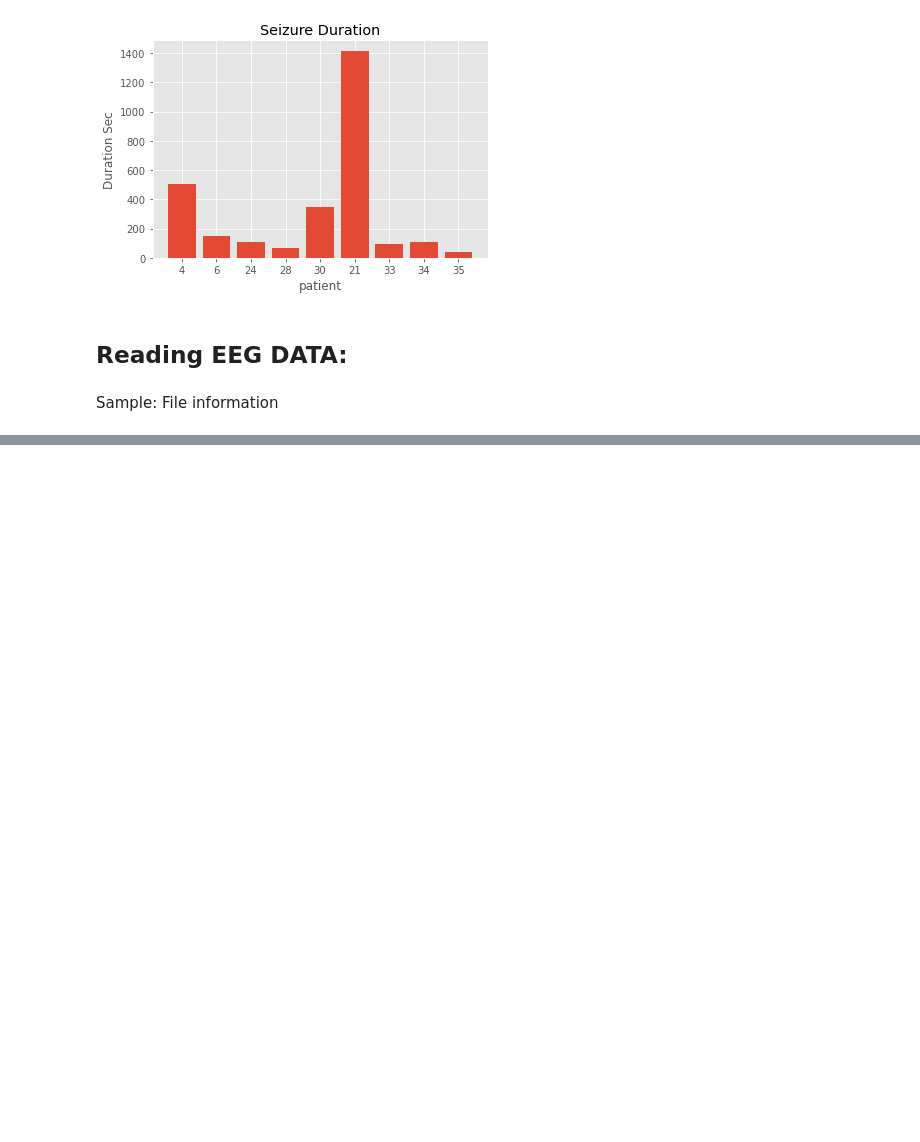
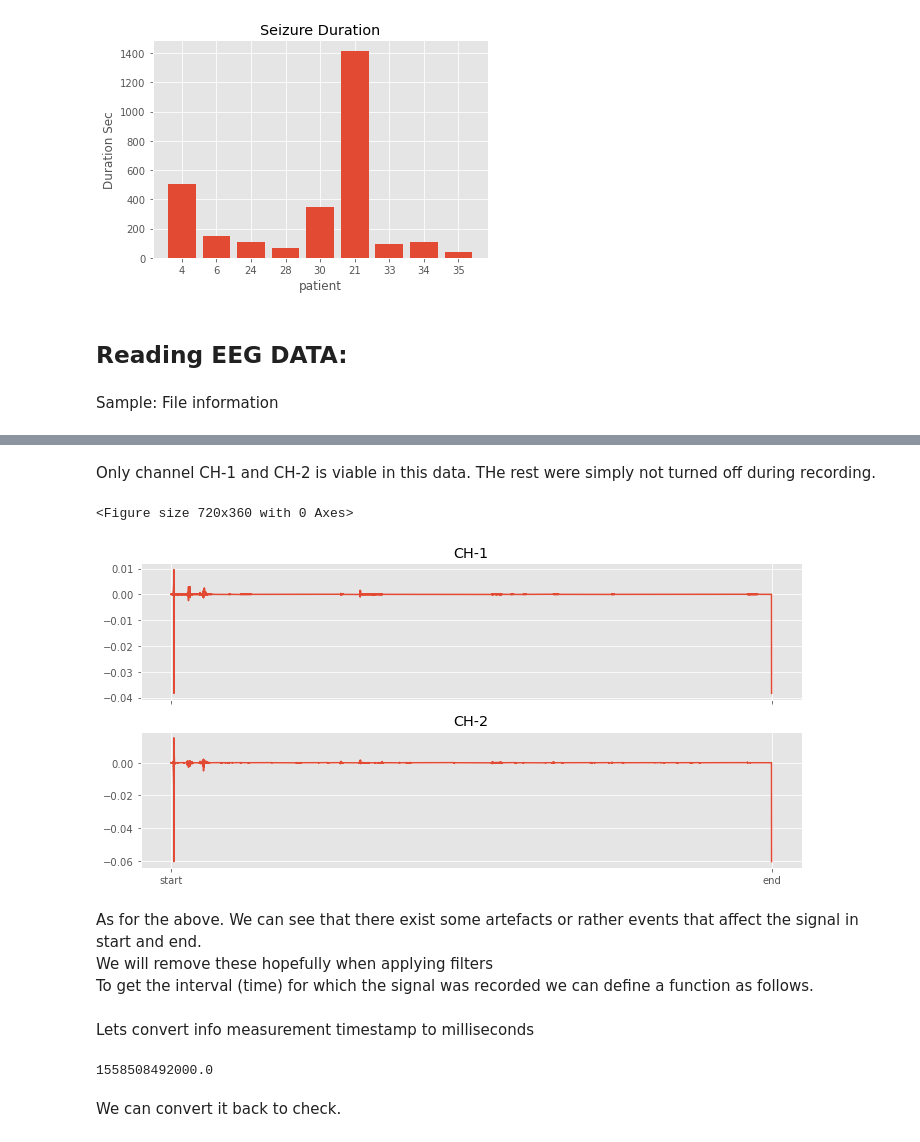
Before and after one commit to nikl1425/DeepLearning_Master, a Jupyter notebook: Master_Thesis_Project/Data_Analysis/Dataset-Køge.ipynb, the cells around one changed output, grey strips where cells are left out. Saved outputs shown, nothing was run; the diff lists cells and outputs as text; code cells hidden in the pictures; blank space fills up the shorter version.

```diff
--- a/Master_Thesis_Project/Data_Analysis/Dataset-Køge.ipynb
+++ b/Master_Thesis_Project/Data_Analysis/Dataset-Køge.ipynb
@@ -155,0 +157,2 @@ eeg_df, info = ReadEdfFile("")
+# %%
+eeg_df, info = ReadEdfFile("/Users/niklashjort/Desktop/Notes/Speciale/projects/Dataset/EMU_monitor(ruc)/EEG/Patient 4/20190522090132_p4dag3.sdeeg_converted_.easy_filtered.edf")
@@ -155,0 +193,24 @@ eeg_df, info = ReadEdfFile("")
+# %% [markdown]
+Only channel CH-1 and CH-2 is viable in this data. THe rest were simply not turned off during recording.
+# %%
+plt.figure(figsize=(10,5), facecolor='w')
+fig, axs = plt.subplots(2, sharex=True, figsize=(10,5), facecolor='w')
+
+axs[0].plot(eeg_df['CH-1'])
+axs[0].set_title("CH-1")
+
+axs[1].plot(eeg_df['CH-2'])
+axs[1].set_title("CH-2")
+
+my_x_ticks = ['start', "end"]
+plt.xticks([0, len(eeg_df['CH-1'])], my_x_ticks)
+fig.tight_layout()
+
+plt.show()
+# %% [output]
+<Figure size 720x360 with 0 Axes>
+[figure, added]
+# %% [markdown]
+As for the above. We can see that there exist some artefacts or rather events that affect the signal in start and end. <br>
+We will remove these hopefully when applying filters <br>
+To get the interval (time) for which the signal was recorded we can define a function as follows.
@@ -155,0 +227,9 @@ eeg_df, info = ReadEdfFile("")
+# %% [markdown]
+Lets convert info measurement timestamp to milliseconds
+# %%
+file_meas_start = convert_date_to_ms(meas_timestamp)
+file_meas_start
+# %% [output]
+1558508492000.0
+# %% [markdown]
+We can convert it back to check.
```
Also changed, not shown: parts of 92 cells of this notebook.
